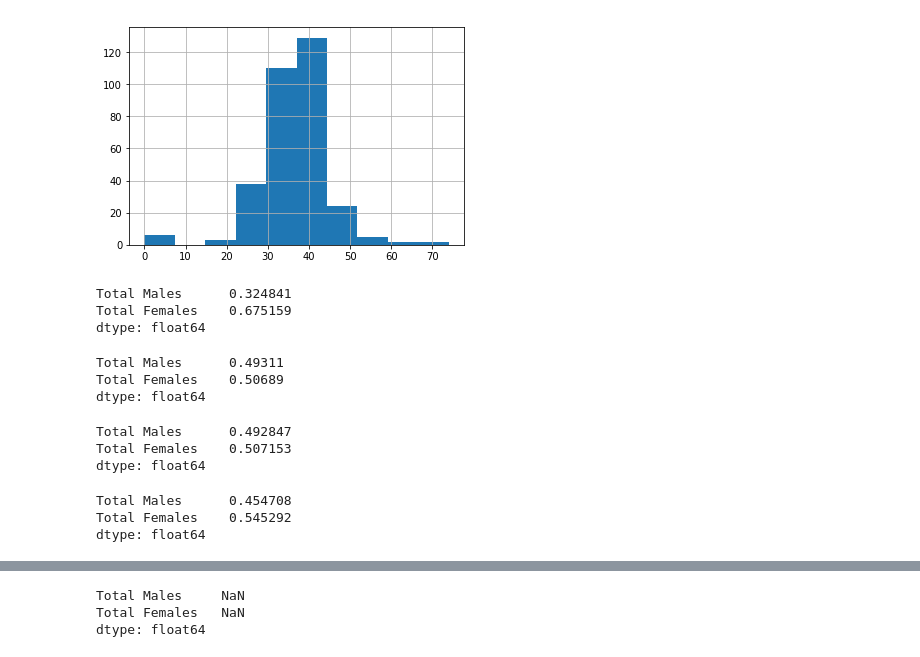
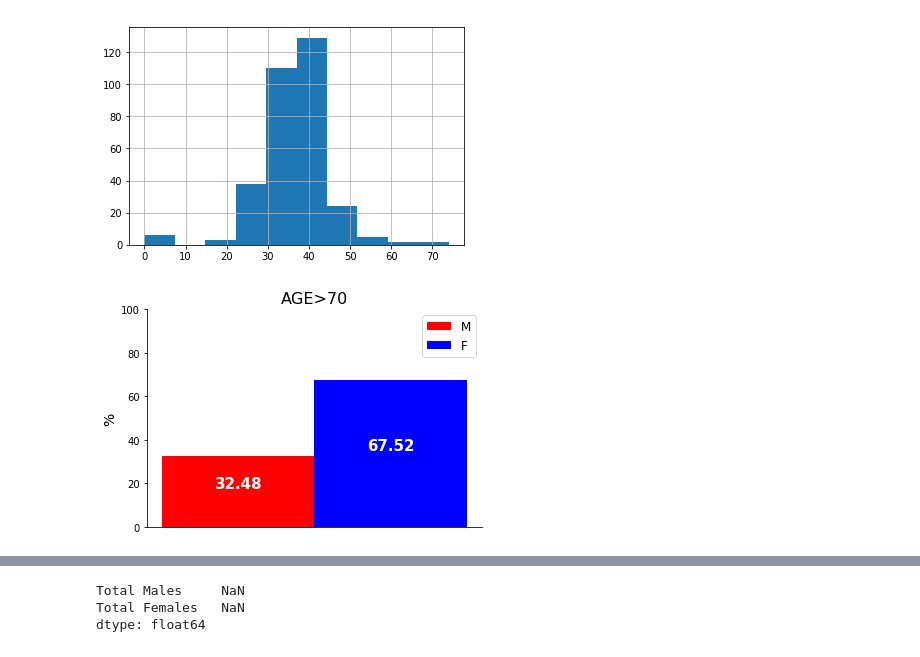
Before and after one commit to dorisjlee/viz-summarization, a Jupyter notebook: ipynb/LACensusDataset.ipynb, the cells around one changed output, grey strips where cells are left out. Drawn from its saved outputs; the diff is of its cells as text; code cells hidden in the pictures.

Commit message:
added bar chart code

```diff
--- a/ipynb/LACensusDataset.ipynb
+++ b/ipynb/LACensusDataset.ipynb
@@ -43,31 +73,15 @@ data["Median Age"].hist()
 # %% [output]
 <matplotlib.axes._subplots.AxesSubplot at 0x...>
 [figure]
-# %%
-subset_data = data[data["Median Age"]>70].mean()[population_of_interest]
-subset_data/sum(subset_data)
-# %% [output]
-Total Males      0.324841
-Total Females    0.675159
-dtype: float64
-# %%
-subset_data = data[data["Median Age"]<70].mean()[population_of_interest]
-subset_data/sum(subset_data)
-# %% [output]
-Total Males      0.49311
-Total Females    0.50689
-dtype: float64
-# %%
-subset_data = data[data["Total Population"]>30000].mean()[population_of_interest]
-subset_data/sum(subset_data)
-# %% [output]
-Total Males      0.492847
-Total Females    0.507153
-dtype: float64
-# %%
-subset_data = data[data["Median Age"]>50].mean()[population_of_interest]
-subset_data/sum(subset_data)
-# %% [output]
-Total Males      0.454708
-Total Females    0.545292
-dtype: float64
+# %%
+def subpopulation_viz(condition,subpopulation_name):
+    if condition !=None:
+        subset_data = data[condition].mean()[population_of_interest]
+        result =  subset_data/sum(subset_data)*100
+        single_bar_chart(result[0],result[1],width=0.1,subpopulation_name=subpopulation_name)
+    else:
+        single_bar_chart(0,0,width=0.1,subpopulation_name=subpopulation_name)
+# %%
+subpopulation_viz(data["Median Age"]>70,"AGE>70")
+# %% [output]
+[figure, added]
```
Also changed, not shown: parts of 13 cells of this notebook, 1 other file.
